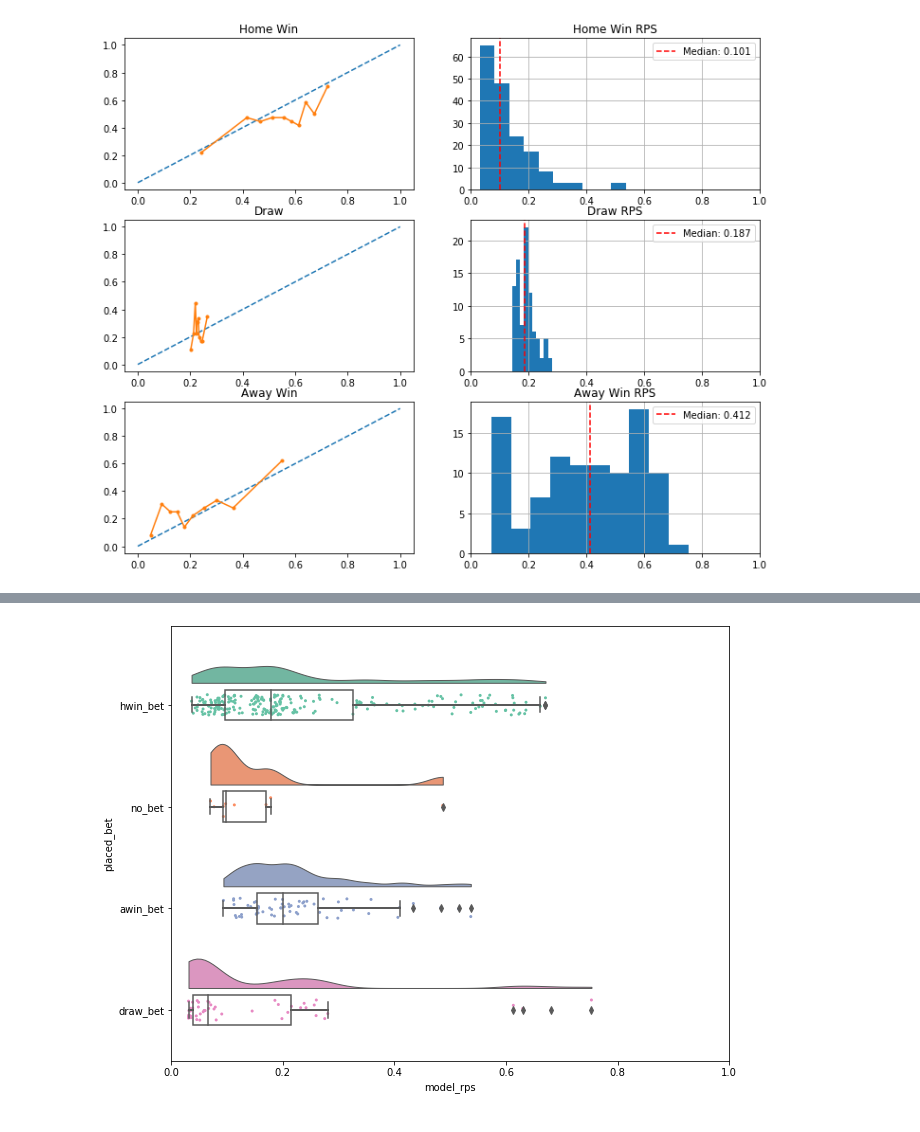
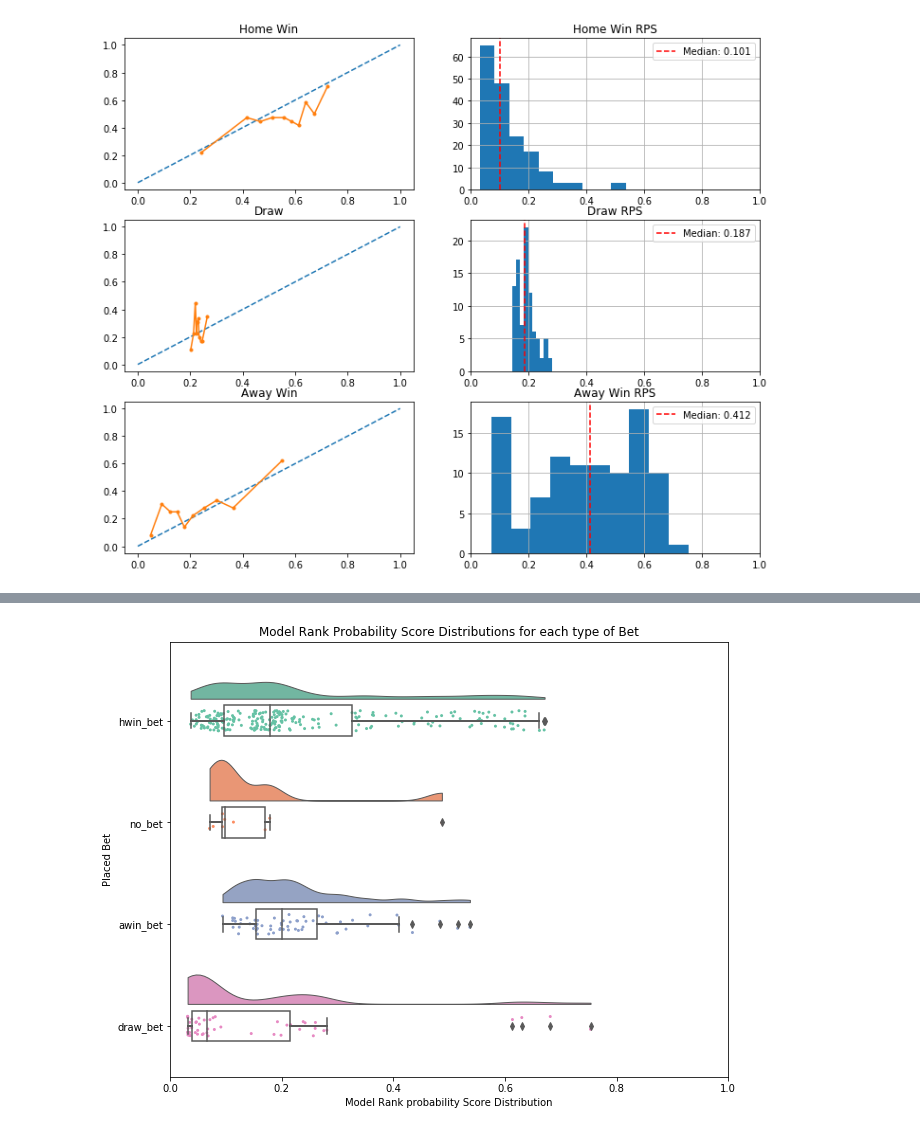
Before and after one commit to DMacGillivray/soccer-predictions, a Jupyter notebook: notebooks/009.003 Modeling - Classifiers + Probability Calibration.ipynb, the cells around one changed output, grey strips where cells are left out. Drawn from its saved outputs; the diff is of its cells as text; code cells hidden in the pictures.

```diff
--- a/notebooks/009.003 Modeling - Classifiers + Probability Calibration.ipynb
+++ b/notebooks/009.003 Modeling - Classifiers + Probability Calibration.ipynb
@@ -621,12 +606,14 @@ def get_betting_diagnosis(df):
 
     # Swarm Plot on Probabilities her
     # sns.catplot(x="day", y="total_bill", kind="swarm", data=tips);
-
+    ax.set_ylabel('Placed Bet')
+    ax.set_xlabel('Model Rank Probability Score Distribution')
+    ax.set_title('Model Rank Probability Score Distributions for each type of Bet')
     n_bets = df[["hwin_bet" , "draw_bet", "awin_bet"]].sum().sum()
-    print(f'pred hwin: {df["hwin_rets"].sum()} on {df["hwin_bet"].sum()} bets')
-    print(f'pred draw: {df["draw_rets"].sum()} on {df["draw_bet"].sum()} bets')
-    print(f'pred awin: {df["awin_rets"].sum()} on {df["awin_bet"].sum()} bets')
-    print(f'{n_bets} bets returning {df["game_ret"].sum()} over {len(df)} games')
+    print(f'pred hwin: {df["hwin_rets"].sum():.2f} on {df["hwin_bet"].sum()} bets')
+    print(f'pred draw: {df["draw_rets"].sum():.2f} on {df["draw_bet"].sum()} bets')
+    print(f'pred awin: {df["awin_rets"].sum():.2f} on {df["awin_bet"].sum()} bets')
+    print(f'{n_bets} bets returning {df["game_ret"].sum():.2f} over {len(df)} games')
     print(f'Overall Return: {df["game_ret"].sum()/n_bets:.3f}')
     print()
     print(f'On Sided t Test Against against Mean = 0:\n\tt_stat:\t{t_stat:.3f}\n\tp_val:\t{p_val:.3f}')
@@ -643,9 +630,9 @@ pred awin: 12.680000000000001 on 62 bets
 Overall Return: 0.138
 
 On Sided t Test Against against Mean = 0:
         t_stat: 1.397
         p_val:  0.082
-[figure, old version]
+[figure, new version]
 # %%
 df[df['placed_bet'] != 'no_bet'].head(25)
 # %% [output]
```
Also changed, not shown: parts of 3 cells of this notebook, 13 other files.
